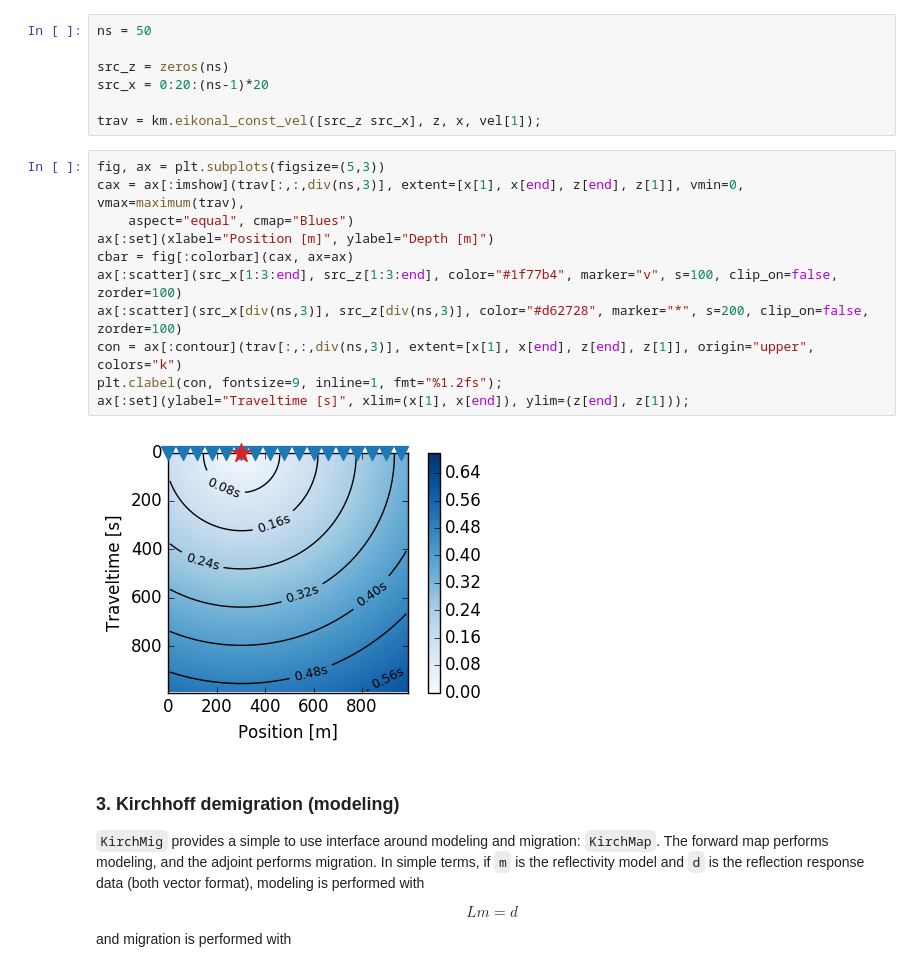
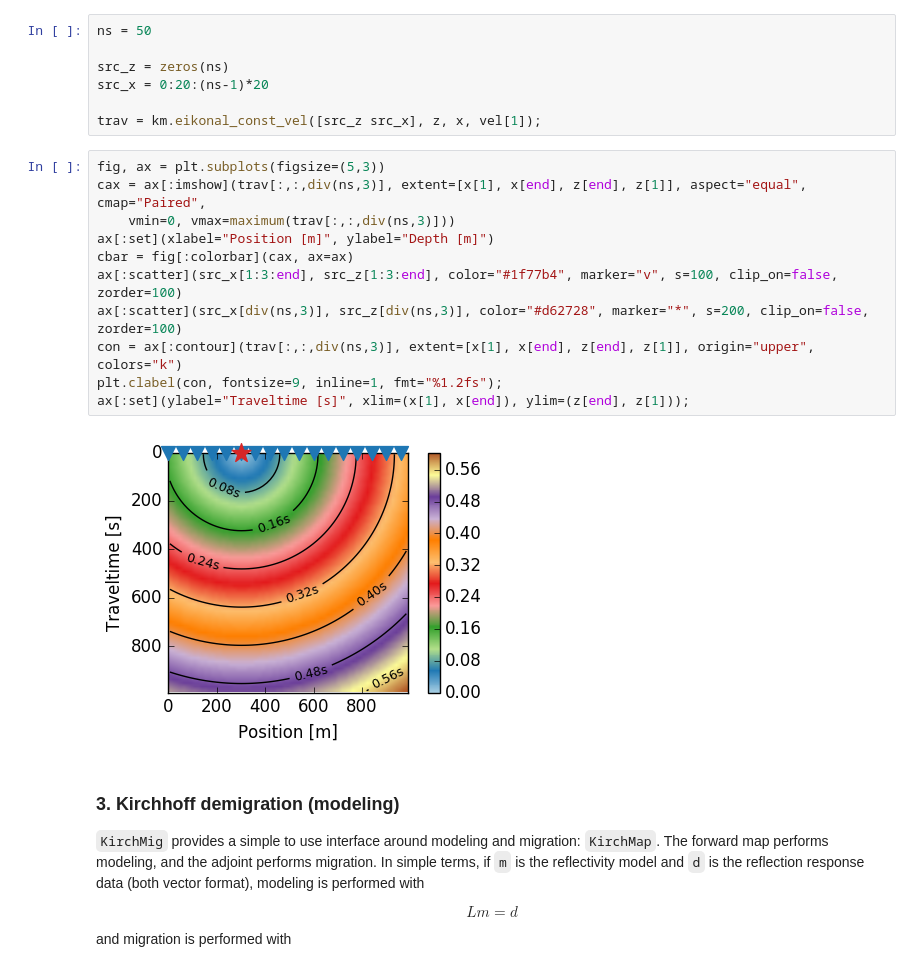
Before and after one commit to cako/KirchMig.jl, a Jupyter notebook: notebooks/LayerCake.ipynb, the cells around one changed output. Saved outputs shown, nothing was run; the diff lists cells and outputs as text.

```diff
--- a/notebooks/LayerCake.ipynb
+++ b/notebooks/LayerCake.ipynb
@@ -92,17 +92,17 @@ src_x = 0:20:(ns-1)*20
 trav = km.eikonal_const_vel([src_z src_x], z, x, vel[1]);
 # %%
 fig, ax = plt.subplots(figsize=(5,3))
-cax = ax[:imshow](trav[:,:,div(ns,3)], extent=[x[1], x[end], z[end], z[1]], vmin=0, vmax=maximum(trav),
-    aspect="equal", cmap="Blues")
+cax = ax[:imshow](trav[:,:,div(ns,3)], extent=[x[1], x[end], z[end], z[1]], aspect="equal", cmap="Paired",
+    vmin=0, vmax=maximum(trav[:,:,div(ns,3)]))
 ax[:set](xlabel="Position [m]", ylabel="Depth [m]")
 cbar = fig[:colorbar](cax, ax=ax)
 ax[:scatter](src_x[1:3:end], src_z[1:3:end], color="#1f77b4", marker="v", s=100, clip_on=false, zorder=100)
 ax[:scatter](src_x[div(ns,3)], src_z[div(ns,3)], color="#d62728", marker="*", s=200, clip_on=false, zorder=100)
 con = ax[:contour](trav[:,:,div(ns,3)], extent=[x[1], x[end], z[end], z[1]], origin="upper", colors="k")
 plt.clabel(con, fontsize=9, inline=1, fmt="%1.2fs");
 ax[:set](ylabel="Traveltime [s]", xlim=(x[1], x[end]), ylim=(z[end], z[1]));
 # %% [output]
-[figure, old version]
+[figure, new version]
 # %% [markdown]
 ### 3. Kirchhoff demigration (modeling)
 
```
Also changed, not shown: parts of 4 cells of this notebook, 1 other file.
